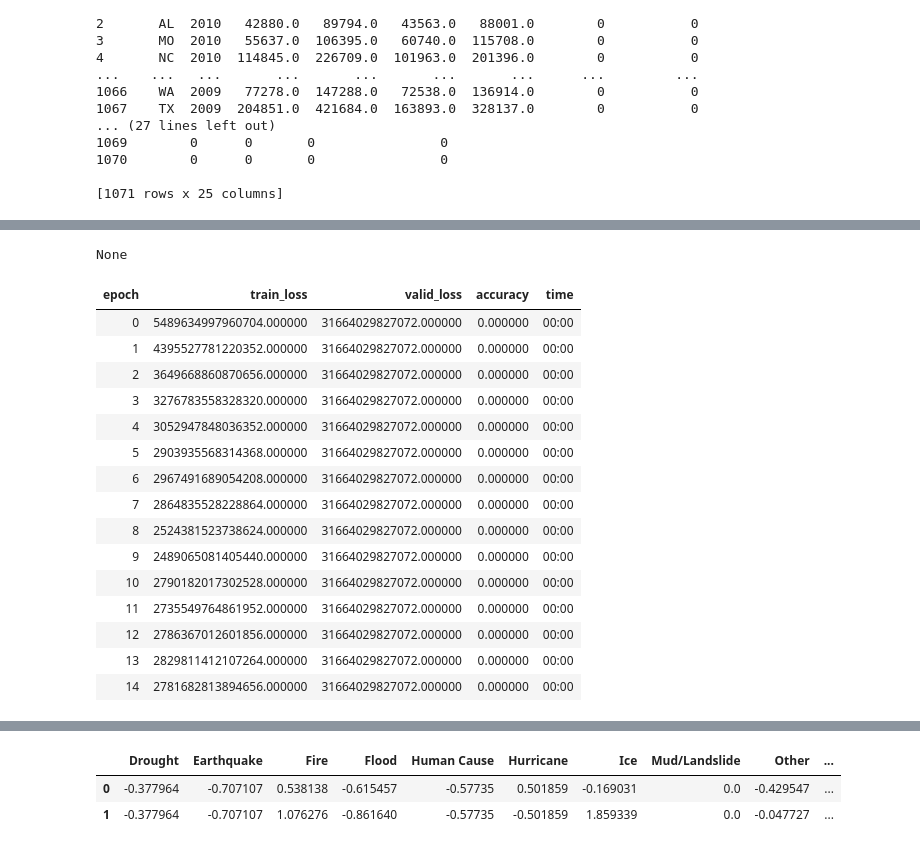
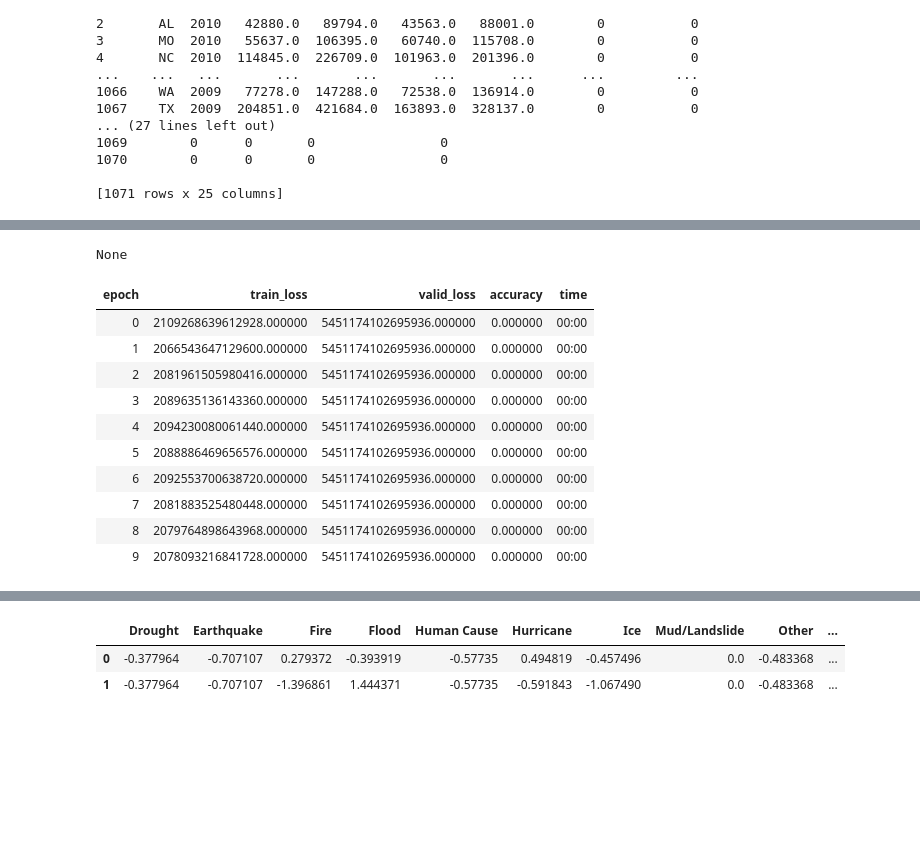
Before and after one commit to Suzanna-Neely-Yates/climate-displacement, a Jupyter notebook: code/notebook.ipynb, the cells around one changed output, grey strips where cells are left out. Drawn from its saved outputs; the diff is of its cells as text; code cells hidden in the pictures; blank space fills up the shorter version.

```diff
--- a/code/notebook.ipynb
+++ b/code/notebook.ipynb
@@ -803,6 +803,16 @@ out = m(x_cat, x_cont)
 # %%
 """
 # Neural Network -> fastai
+https://docs.fast.ai/tabular.core.html
+
+All:
+- code/data/Total/Neural_Network_Training.csv
+
+Training Data;
+- code/data/Total/Neural_Network_Training.csv
+
+Testing Data:
+- code/data/Total/Neural_Network_Testing.csv
 
 Input:
 - Disasters (17)
@@ -814,7 +824,14 @@ Output:
 - NOE(I): Number of exemptions (outflow)
 - NOR(O): Number of returns (inflow)
 - NOE(O): Number of exemptions (outflow)
+
+1. Did we split up the testing and training data in the right way?
+2. Is there enough data to go through the neural network? Is this what is breaking our neural network?
+3. How do we get all the outputs to be predicted? (currently only NOE(I))
+4. Should we normalize the data like we did?
+5. Is tabular learning the right way to get the results we want with the given data?
 """
+
 from fastai import *
 from fastai.tabular.all import *
 
@@ -837,11 +854,11 @@ to = TabularPandas(df, procs=[FillMissing, Normalize],
 
 # print(to.xs.iloc[:-1])
 
-dls = to.dataloaders(bs=5)
+dls = to.dataloaders(bs=2)
 print(dls.show_batch())
 
 learn = tabular_learner(dls, metrics=accuracy)
-learn.fit_one_cycle(15)
+learn.fit_one_cycle(10)
 
 learn.show_results()
 # %% [output]
@@ -854,21 +868,16 @@ learn.show_results()
 None
 | epoch | train_loss | valid_loss | accuracy | time |
-| 0 | 5489634997960704.000000 | 31664029827072.000000 | 0.000000 | 00:00 |
-| 1 | 4395527781220352.000000 | 31664029827072.000000 | 0.000000 | 00:00 |
-| 2 | 3649668860870656.000000 | 31664029827072.000000 | 0.000000 | 00:00 |
-| 3 | 3276783558328320.000000 | 31664029827072.000000 | 0.000000 | 00:00 |
-| 4 | 3052947848036352.000000 | 31664029827072.000000 | 0.000000 | 00:00 |
-| 5 | 2903935568314368.000000 | 31664029827072.000000 | 0.000000 | 00:00 |
-| 6 | 2967491689054208.000000 | 31664029827072.000000 | 0.000000 | 00:00 |
-| 7 | 2864835528228864.000000 | 31664029827072.000000 | 0.000000 | 00:00 |
-| 8 | 2524381523738624.000000 | 31664029827072.000000 | 0.000000 | 00:00 |
-| 9 | 2489065081405440.000000 | 31664029827072.000000 | 0.000000 | 00:00 |
-| 10 | 2790182017302528.000000 | 31664029827072.000000 | 0.000000 | 00:00 |
-| 11 | 2735549764861952.000000 | 31664029827072.000000 | 0.000000 | 00:00 |
-| 12 | 2786367012601856.000000 | 31664029827072.000000 | 0.000000 | 00:00 |
-| 13 | 2829811412107264.000000 | 31664029827072.000000 | 0.000000 | 00:00 |
-| 14 | 2781682813894656.000000 | 31664029827072.000000 | 0.000000 | 00:00 |
+| 0 | 2109268639612928.000000 | 5451174102695936.000000 | 0.000000 | 00:00 |
+| 1 | 2066543647129600.000000 | 5451174102695936.000000 | 0.000000 | 00:00 |
+| 2 | 2081961505980416.000000 | 5451174102695936.000000 | 0.000000 | 00:00 |
+| 3 | 2089635136143360.000000 | 5451174102695936.000000 | 0.000000 | 00:00 |
+| 4 | 2094230080061440.000000 | 5451174102695936.000000 | 0.000000 | 00:00 |
+| 5 | 2088886469656576.000000 | 5451174102695936.000000 | 0.000000 | 00:00 |
+| 6 | 2092553700638720.000000 | 5451174102695936.000000 | 0.000000 | 00:00 |
+| 7 | 2081883525480448.000000 | 5451174102695936.000000 | 0.000000 | 00:00 |
+| 8 | 2079764898643968.000000 | 5451174102695936.000000 | 0.000000 | 00:00 |
+| 9 | 2078093216841728.000000 | 5451174102695936.000000 | 0.000000 | 00:00 |
 [interactive output not drawn]
 |  | Drought | Earthquake | Fire | Flood | Human Cause | Hurricane | Ice | Mud/Landslide | Other | ... |
-| 0 | -0.377964 | -0.707107 | 0.538138 | -0.615457 | -0.57735 | 0.501859 | -0.169031 | 0.0 | -0.429547 | ... |
-| 1 | -0.377964 | -0.707107 | 1.076276 | -0.861640 | -0.57735 | -0.501859 | 1.859339 | 0.0 | -0.047727 | ... |
+| 0 | -0.377964 | -0.707107 | 0.279372 | -0.393919 | -0.57735 | 0.494819 | -0.457496 | 0.0 | -0.483368 | ... |
+| 1 | -0.377964 | -0.707107 | -1.396861 | 1.444371 | -0.57735 | -0.591843 | -1.067490 | 0.0 | -0.483368 | ... |
```
Also changed, not shown: parts of 1 cell of this notebook.
